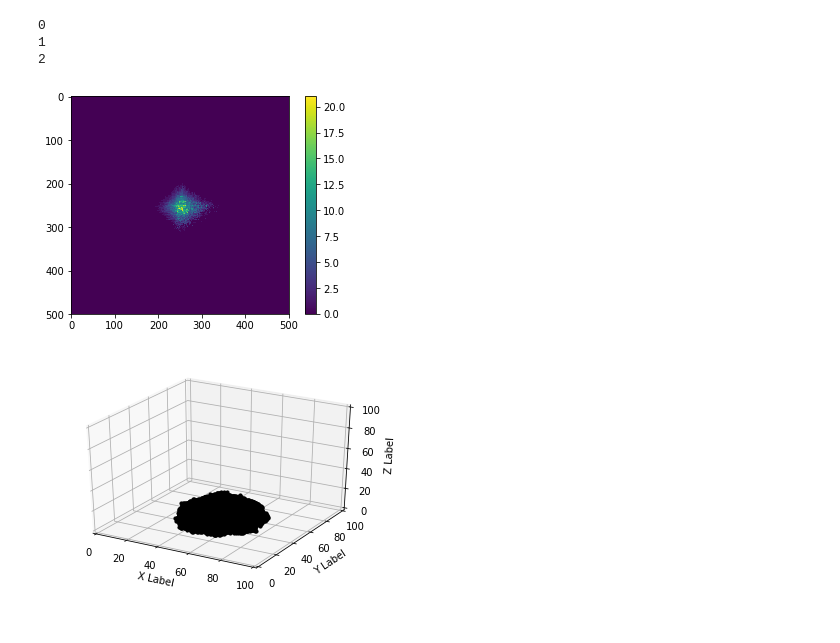
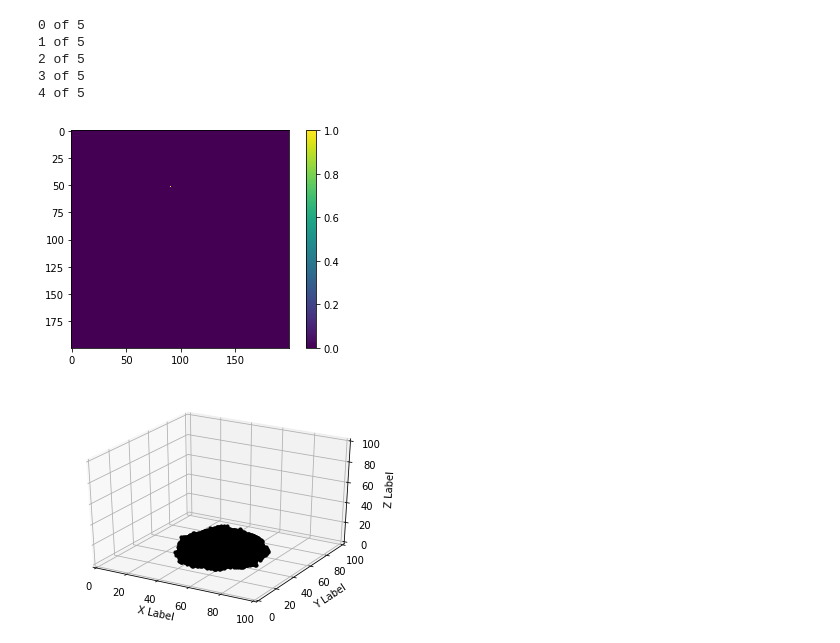
Before and after one commit to nkrishnan94/3D-Eden-Model, a Jupyter notebook: read_push_data.ipynb, the cells around one changed output. Cells and saved outputs as stored; diff of their text form; code cells hidden in the pictures.

```diff
--- a/read_push_data.ipynb
+++ b/read_push_data.ipynb
@@ -9,7 +9,7 @@ import matplotlib.animation as animation
 files =glob.glob("3D_eden_cpp/push_data/prof_T*.txt")
 nums = [int(files[i].split("T")[1].split("_")[0]) for i in range(len(files))]
 files = np.array(files)[np.argsort(nums)]
-xsize,ysize,zsize=500,500,500
+xsize,ysize,zsize=200,200,200
 # %%
 f=files[0]
 arr =np.loadtxt(f,delimiter=", ").astype(int)
@@ -22,9 +22,9 @@ for m in range(len(zmaxwhere)):
     if zmax[tuple(zmaxwhere[m][:2])]< zmaxwhere[m][2]:
         zmax[tuple(zmaxwhere[m][:2])] =zmaxwhere[m][2]
 # %%
-zhists =np.zeros((len(files[0:3]),xsize,ysize))
-for i,f in enumerate(files[0:3]):
-    print(i)
+zhists =np.zeros((len(files),xsize,ysize))
+for i,f in enumerate(files):
+    print(str(i) +" of "+ str(len(files)))
 
 
     arr =np.loadtxt(f,delimiter=", ").astype(int)
@@ -38,27 +38,29 @@ for i,f in enumerate(files[0:3]):
 
         zhists[i] = zmax
 # %% [output]
-0
-1
-2
+0 of 5
+1 of 5
+2 of 5
+3 of 5
+4 of 5
 # %%
 fig,ax =plt.subplots()
 
 im=ax.imshow(zhists[-1],vmin=0,vmax=np.max(zhists))
 
 ims = []
-for add in range(len(files[0:3])):
+for add in range(len(files)):
     ims.append((ax.imshow(zhists[add],vmin=0,vmax=np.max(zhists)),))
 
 im_ani = animation.ArtistAnimation(fig, ims, interval=2000, repeat_delay=3000,
                                    blit=True)
 
 plt.colorbar(im)
 # To save this second animation with some metadata, use the following command:
 # im_ani.save('im.mp4', metadata={'artist':'Guido'})
 im_ani.save('im_push.gif',writer='imagemagick')
 # %% [output]
-[figure, old version]
+[figure, new version]
 # %%
 from mpl_toolkits.mplot3d import Axes3D  # noqa: F401 unused import
 
```
Also changed, not shown: 31 other files.
